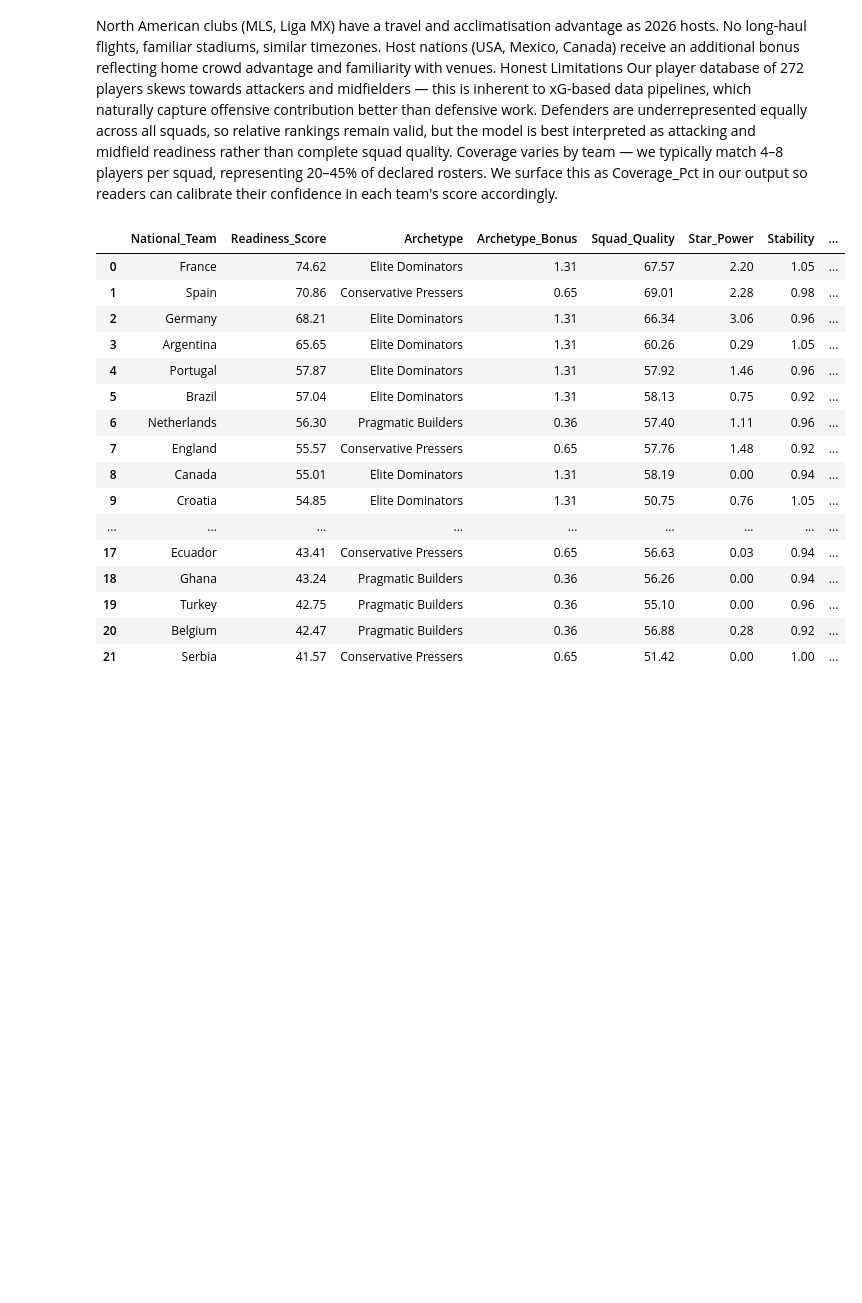
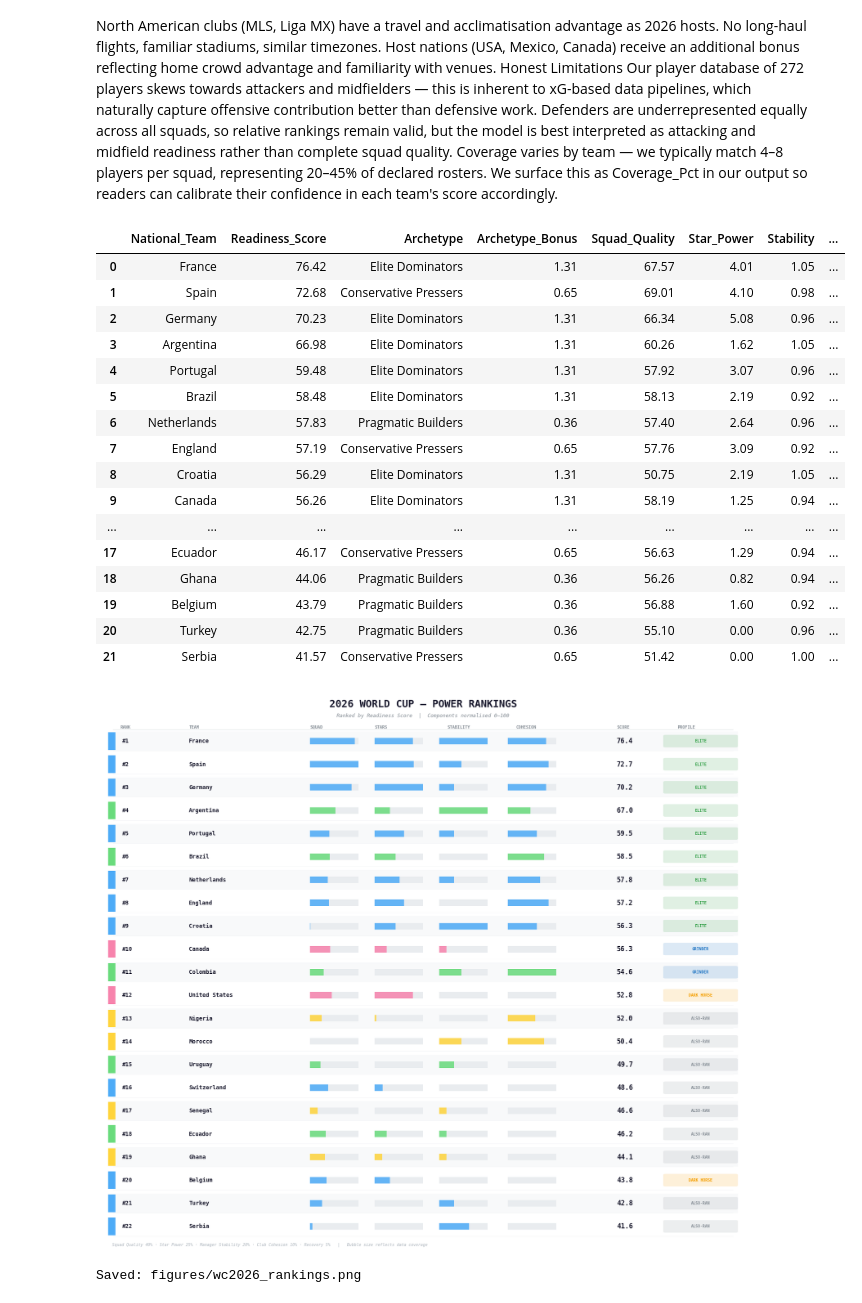
Before and after one commit to soh364/soccer-analytics-capstone-XOh, a Jupyter notebook: eda/EDA_Soomi.ipynb, the cells around one changed output. Drawn from its saved outputs; the diff is of its cells as text; code cells hidden in the pictures; blank space fills up the shorter version.

Commit message:
finalized all charts and functions of the last section

```diff
--- a/eda/EDA_Soomi.ipynb
+++ b/eda/EDA_Soomi.ipynb
@@ -623,39 +623,39 @@ Honest Limitations
 Our player database of 272 players skews towards attackers and midfielders — this is inherent to xG-based data pipelines, which naturally capture offensive contribution better than defensive work. Defenders are underrepresented equally across all squads, so relative rankings remain valid, but the model is best interpreted as attacking and midfield readiness rather than complete squad quality.
 Coverage varies by team — we typically match 4–8 players per squad, representing 20–45% of declared rosters. We surface this as Coverage_Pct in our output so readers can calibrate their confidence in each team's score accordingly.
 # %%
-import importlib
-import system_fit_engine
-importlib.reload(system_fit_engine)
-import rosters_2026
-importlib.reload(rosters_2026)
-from system_fit_engine import *
-from rosters_2026 import *
+import wc2026_matchup
+importlib.reload(wc2026_matchup)
+from wc2026_matchup import *
 
 final_rankings = run_system_fit_engine(
     player_scores_final,
     team_success,
     archetype_success,
     rosters_2026,
     CLUB_MAPPING_2026,
     MANAGER_TENURE,
 )
 
 display(final_rankings)
+
+plot_power_rankings(final_rankings)
 # %% [output]
 |  | National_Team | Readiness_Score | Archetype | Archetype_Bonus | Squad_Quality | Star_Power | Stability | ... |
-| 0 | France | 74.62 | Elite Dominators | 1.31 | 67.57 | 2.20 | 1.05 | ... |
-| 1 | Spain | 70.86 | Conservative Pressers | 0.65 | 69.01 | 2.28 | 0.98 | ... |
-| 2 | Germany | 68.21 | Elite Dominators | 1.31 | 66.34 | 3.06 | 0.96 | ... |
-| 3 | Argentina | 65.65 | Elite Dominators | 1.31 | 60.26 | 0.29 | 1.05 | ... |
-| 4 | Portugal | 57.87 | Elite Dominators | 1.31 | 57.92 | 1.46 | 0.96 | ... |
-| 5 | Brazil | 57.04 | Elite Dominators | 1.31 | 58.13 | 0.75 | 0.92 | ... |
-| 6 | Netherlands | 56.30 | Pragmatic Builders | 0.36 | 57.40 | 1.11 | 0.96 | ... |
-| 7 | England | 55.57 | Conservative Pressers | 0.65 | 57.76 | 1.48 | 0.92 | ... |
-| 8 | Canada | 55.01 | Elite Dominators | 1.31 | 58.19 | 0.00 | 0.94 | ... |
-| 9 | Croatia | 54.85 | Elite Dominators | 1.31 | 50.75 | 0.76 | 1.05 | ... |
+| 0 | France | 76.42 | Elite Dominators | 1.31 | 67.57 | 4.01 | 1.05 | ... |
+| 1 | Spain | 72.68 | Conservative Pressers | 0.65 | 69.01 | 4.10 | 0.98 | ... |
+| 2 | Germany | 70.23 | Elite Dominators | 1.31 | 66.34 | 5.08 | 0.96 | ... |
+| 3 | Argentina | 66.98 | Elite Dominators | 1.31 | 60.26 | 1.62 | 1.05 | ... |
+| 4 | Portugal | 59.48 | Elite Dominators | 1.31 | 57.92 | 3.07 | 0.96 | ... |
+| 5 | Brazil | 58.48 | Elite Dominators | 1.31 | 58.13 | 2.19 | 0.92 | ... |
+| 6 | Netherlands | 57.83 | Pragmatic Builders | 0.36 | 57.40 | 2.64 | 0.96 | ... |
+| 7 | England | 57.19 | Conservative Pressers | 0.65 | 57.76 | 3.09 | 0.92 | ... |
+| 8 | Croatia | 56.29 | Elite Dominators | 1.31 | 50.75 | 2.19 | 1.05 | ... |
+| 9 | Canada | 56.26 | Elite Dominators | 1.31 | 58.19 | 1.25 | 0.94 | ... |
 | ... | ... | ... | ... | ... | ... | ... | ... | ... |
-| 17 | Ecuador | 43.41 | Conservative Pressers | 0.65 | 56.63 | 0.03 | 0.94 | ... |
-| 18 | Ghana | 43.24 | Pragmatic Builders | 0.36 | 56.26 | 0.00 | 0.94 | ... |
-| 19 | Turkey | 42.75 | Pragmatic Builders | 0.36 | 55.10 | 0.00 | 0.96 | ... |
-| 20 | Belgium | 42.47 | Pragmatic Builders | 0.36 | 56.88 | 0.28 | 0.92 | ... |
+| 17 | Ecuador | 46.17 | Conservative Pressers | 0.65 | 56.63 | 1.29 | 0.94 | ... |
+| 18 | Ghana | 44.06 | Pragmatic Builders | 0.36 | 56.26 | 0.82 | 0.94 | ... |
+| 19 | Belgium | 43.79 | Pragmatic Builders | 0.36 | 56.88 | 1.60 | 0.92 | ... |
+| 20 | Turkey | 42.75 | Pragmatic Builders | 0.36 | 55.10 | 0.00 | 0.96 | ... |
 | 21 | Serbia | 41.57 | Conservative Pressers | 0.65 | 51.42 | 0.00 | 1.00 | ... |
+[figure, added]
+Saved: figures/wc2026_rankings.png
```
Also changed, not shown: parts of 6 cells of this notebook, 11 other files.
